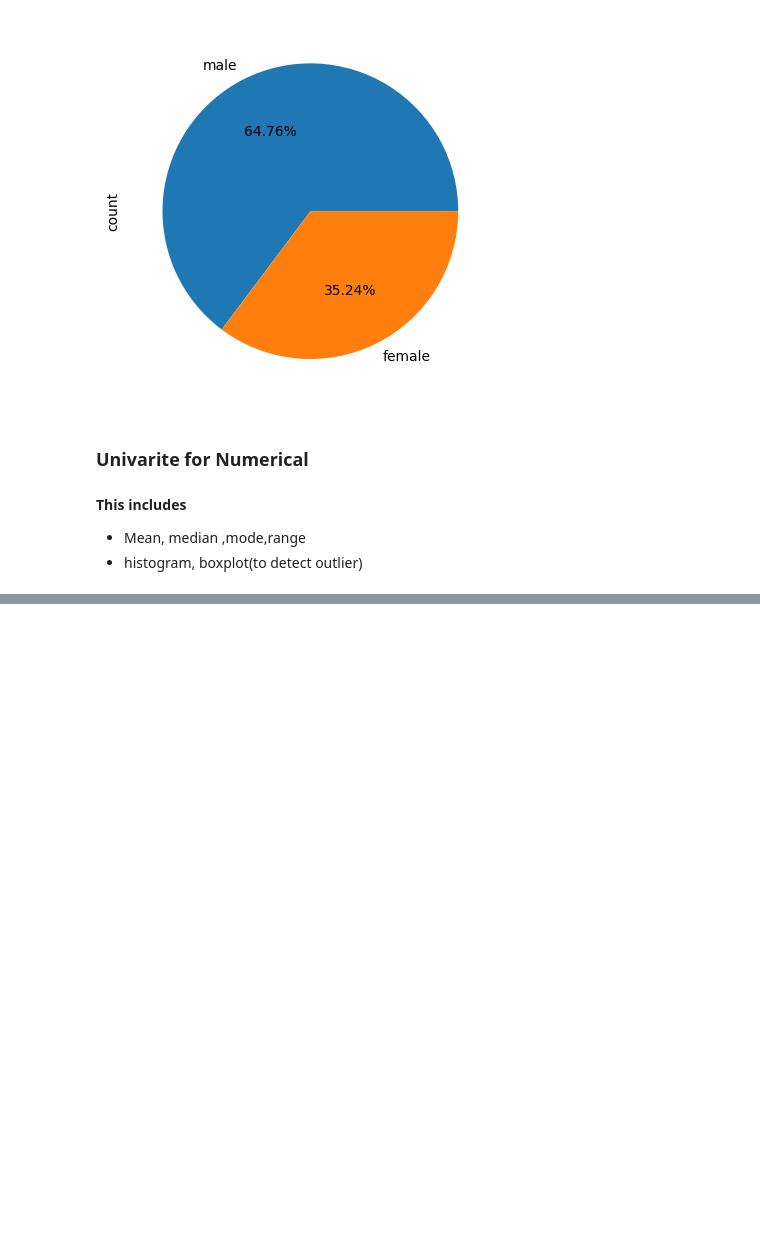
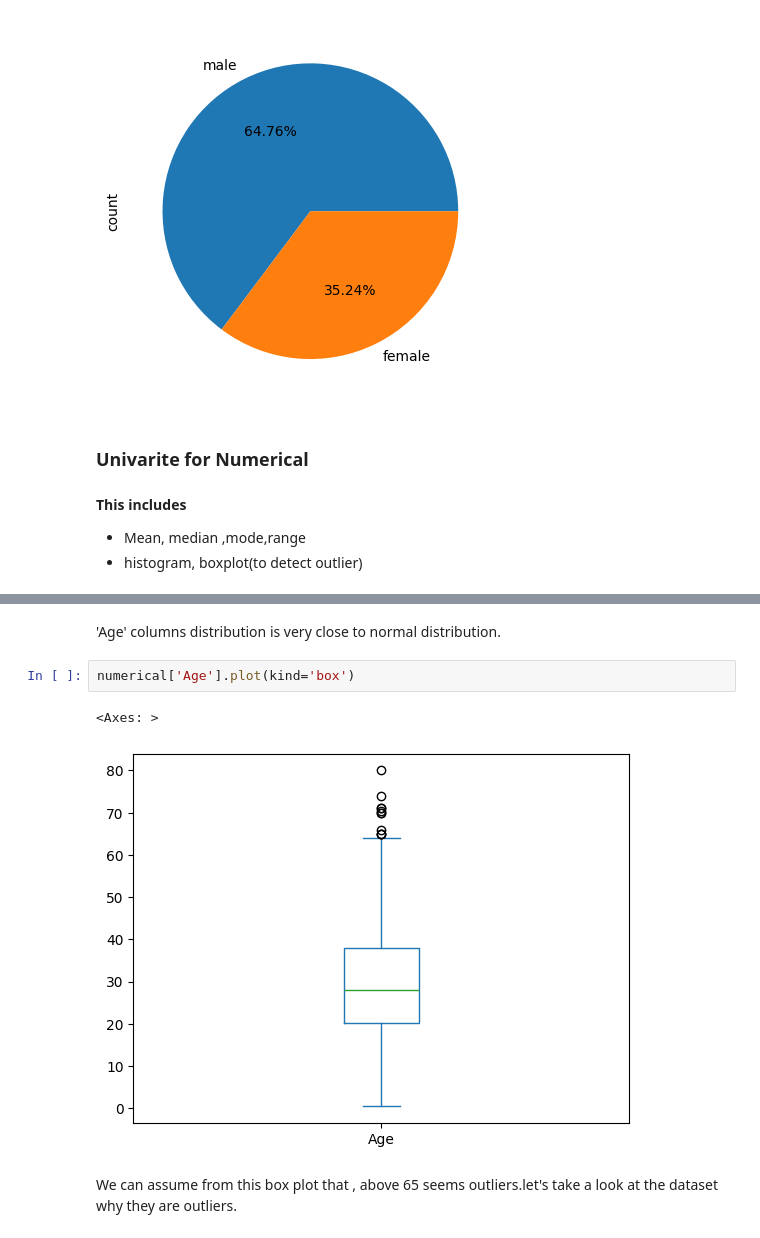
Before and after one commit to anubrata01/Data-mining-college-Assignment, a Jupyter notebook: Titanic_Dataset.ipynb, the cells around one changed output, grey strips where cells are left out. Saved outputs shown, nothing was run; the diff lists cells and outputs as text; blank space fills up the shorter version.

```diff
--- a/Titanic_Dataset.ipynb
+++ b/Titanic_Dataset.ipynb
@@ -285,0 +291,9 @@ catagorical['Sex'].value_counts().plot(kind='pie',autopct='%.2f%%')
+# %% [markdown]
+'Age' columns distribution is very close to normal distribution.
+# %%
+numerical['Age'].plot(kind='box')
+# %% [output]
+<Axes: >
+[figure, added]
+# %% [markdown]
+We can assume from this box plot that , above 65 seems outliers.let's take a look at the dataset why they are outliers.
```
Also changed, not shown: parts of 75 cells of this notebook.
